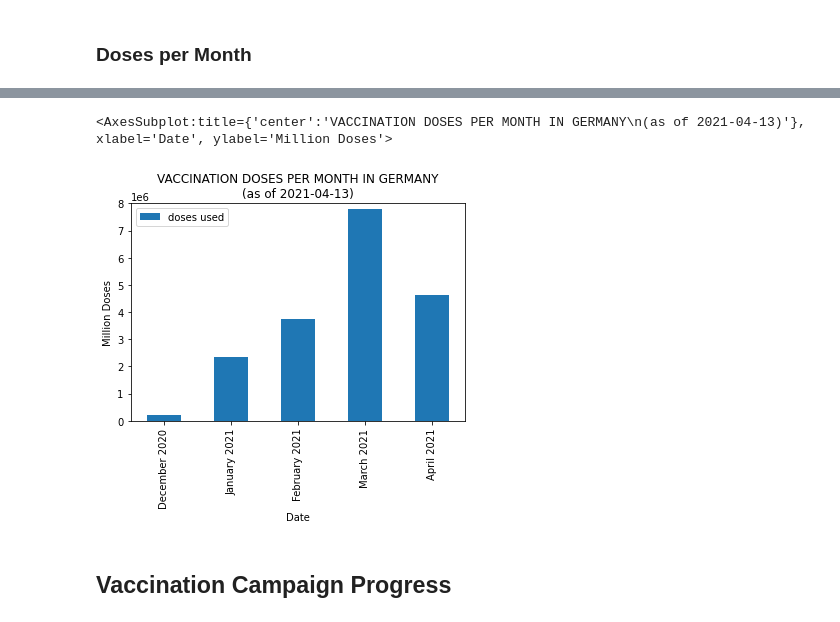
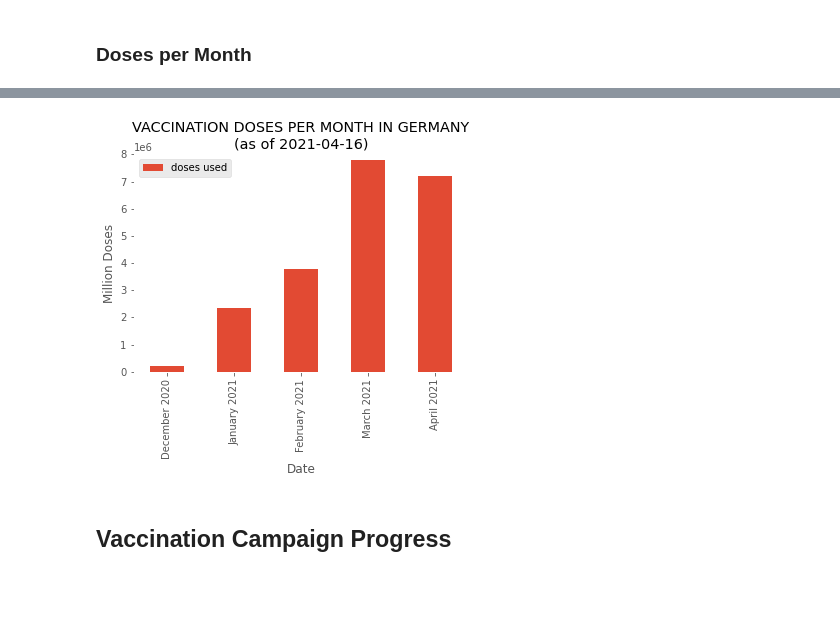
Before and after one commit to RuedigerVoigt/track-covid-19, a Jupyter notebook: vaccination.ipynb, the cells around one changed output, grey strips where cells are left out. Saved outputs shown, nothing was run; the diff lists cells and outputs as text; code cells hidden in the pictures; blank space fills up the shorter version.

```diff
--- a/vaccination.ipynb
+++ b/vaccination.ipynb
@@ -29,0 +30,3 @@ yesterday
+# %%
+# style like ggplot in R
+plt.style.use('ggplot')
@@ -163,9 +174,9 @@ doses_monthly.tail(6)
 # %%
-doses_monthly.plot.bar(
+monthly_plot = doses_monthly.plot.bar(
     ylim=(0,math.ceil(max_doses_monthly / 10**6) * 10**6),
     xlabel='Date',
     ylabel='Million Doses',
-    title=f"VACCINATION DOSES PER MONTH IN GERMANY\n(as of {today})")
+    title=f"VACCINATION DOSES PER MONTH IN GERMANY\n(as of {last_update})")
+monthly_plot.set_facecolor('white')
 # %% [output]
-<AxesSubplot:title={'center':'VACCINATION DOSES PER MONTH IN GERMANY\n(as of 2021-04-13)'}, xlabel='Date', ylabel='Million Doses'>
-[figure, old version]
+[figure, new version]
```
Also changed, not shown: parts of 28 cells of this notebook, 5 other files.
